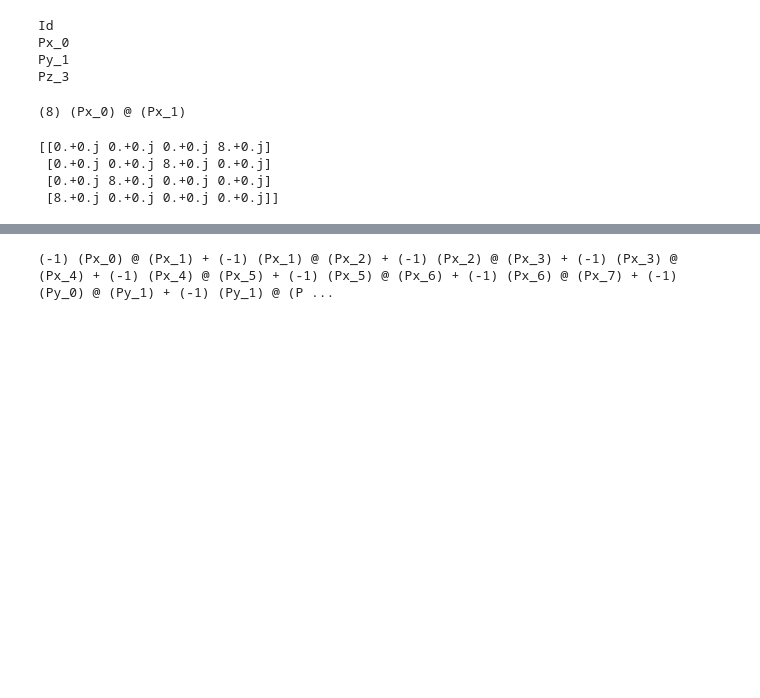
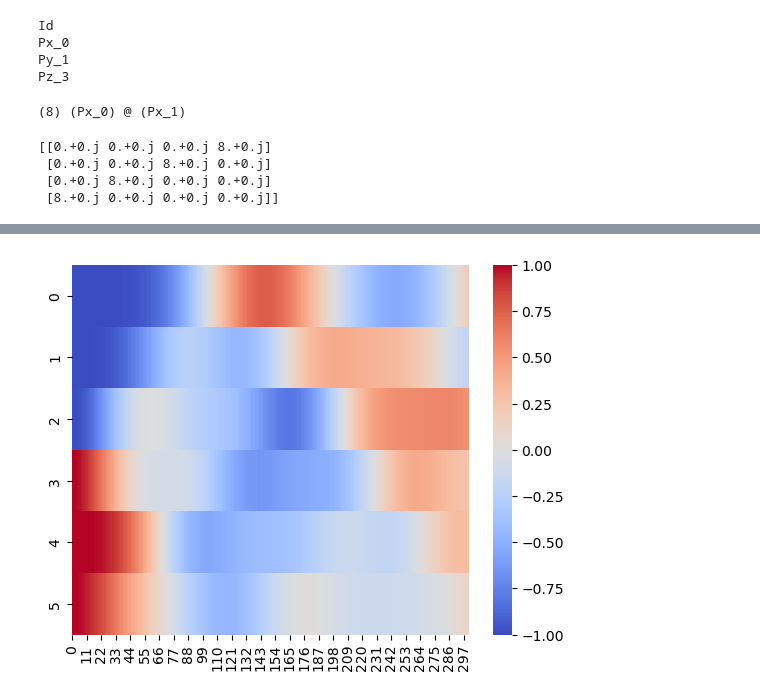
Before and after one commit to Zao-0/QuSim_on_digital_quantum_computer, a Jupyter notebook: Demo.ipynb, the cells around one changed output, grey strips where cells are left out. Saved outputs shown, nothing was run; the diff lists cells and outputs as text; code cells hidden in the pictures; blank space fills up the shorter version.

Commit message:
Finished the wall state

```diff
--- a/Demo.ipynb
+++ b/Demo.ipynb
@@ -134,4 +148,18 @@ q.local_magnetism(2)
 # %%
-print(H)
+# symetric trotter
+H_list = get_trotter_Hamiltonian(N,J,U,h_list)
+eH = symmetric_trotter(H_list,T,t_step,N)
+q = get_initial_state(N,s)
+local_mag = np.zeros([N,t_step+1])
+
+for i in range(N):
+    local_mag[i][0] = q.local_magnetism(i)
+for j in range(t_step):
+    q.time_evolution(eH)
+    for i in range(N):
+        local_mag[i][j+1] = q.local_magnetism(i)
+ax = sns.heatmap(local_mag,annot = False,cmap='coolwarm')
+#ax.set_yticks([i*T/t_step for i in range(t_step+1)])
+plt.show()
 # %% [output]
-(-1) (Px_0) @ (Px_1) + (-1) (Px_1) @ (Px_2) + (-1) (Px_2) @ (Px_3) + (-1) (Px_3) @ (Px_4) + (-1) (Px_4) @ (Px_5) + (-1) (Px_5) @ (Px_6) + (-1) (Px_6) @ (Px_7) + (-1) (Py_0) @ (Py_1) + (-1) (Py_1) @ (P ...
+[figure, added]
```
Also changed, not shown: parts of 4 cells of this notebook.
